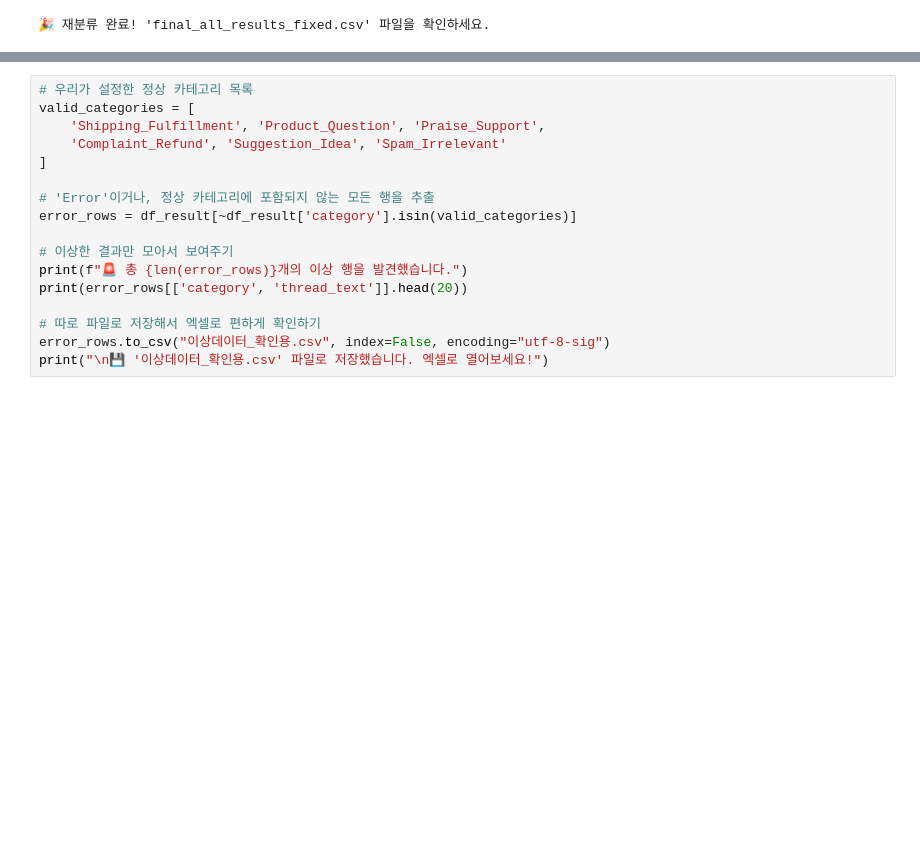
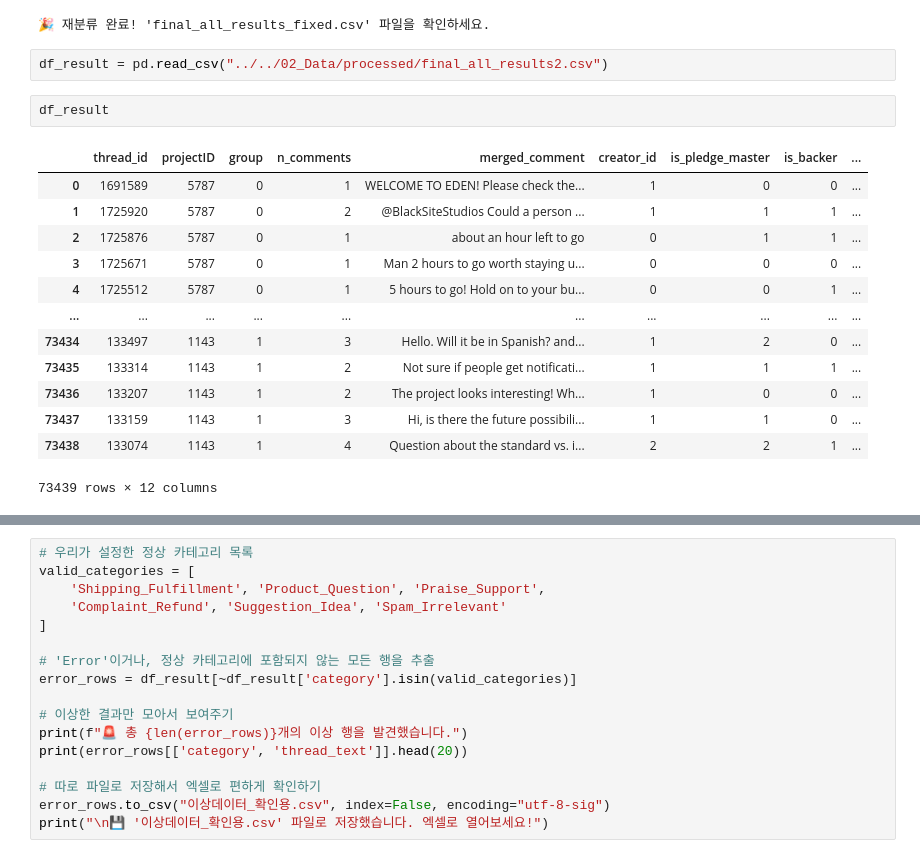
Before and after one commit to jjongseon/Asac-project, a Jupyter notebook: 01_Src/processed/comment_gemini.ipynb, the cells around one changed output, grey strips where cells are left out. Cells and saved outputs as stored; diff of their text form; blank space fills up the shorter version.

```diff
--- a/01_Src/processed/comment_gemini.ipynb
+++ b/01_Src/processed/comment_gemini.ipynb
@@ -206,6 +216,24 @@ print(f"\n🎉 재분류 완료! 'final_all_results_fixed.csv' 파일을 확인
 # %% [output]
 ❌ 총 0개의 에러 데이터를 발견했습니다. 재시도 시작...
 🎉 재분류 완료! 'final_all_results_fixed.csv' 파일을 확인하세요.
+# %%
+df_result = pd.read_csv("../../02_Data/processed/final_all_results2.csv")
+# %%
+df_result
+# %% [output]
+|  | thread_id | projectID | group | n_comments | merged_comment | creator_id | is_pledge_master | is_backer | ... |
+| 0 | 1691589 | 5787 | 0 | 1 | WELCOME TO EDEN! Please check the... | 1 | 0 | 0 | ... |
+| 1 | 1725920 | 5787 | 0 | 2 | @BlackSiteStudios Could a person ... | 1 | 1 | 1 | ... |
+| 2 | 1725876 | 5787 | 0 | 1 | about an hour left to go | 0 | 1 | 1 | ... |
+| 3 | 1725671 | 5787 | 0 | 1 | Man 2 hours to go worth staying u... | 0 | 0 | 0 | ... |
+| 4 | 1725512 | 5787 | 0 | 1 | 5 hours to go! Hold on to your bu... | 0 | 0 | 1 | ... |
+| ... | ... | ... | ... | ... | ... | ... | ... | ... | ... |
+| 73434 | 133497 | 1143 | 1 | 3 | Hello. Will it be in Spanish? and... | 1 | 2 | 0 | ... |
+| 73435 | 133314 | 1143 | 1 | 2 | Not sure if people get notificati... | 1 | 1 | 1 | ... |
+| 73436 | 133207 | 1143 | 1 | 2 | The project looks interesting! Wh... | 1 | 0 | 0 | ... |
+| 73437 | 133159 | 1143 | 1 | 3 | Hi, is there the future possibili... | 1 | 1 | 0 | ... |
+| 73438 | 133074 | 1143 | 1 | 4 | Question about the standard vs. i... | 2 | 2 | 1 | ... |
+73439 rows × 12 columns
 # %%
 target_df.head(10)
 # %% [output]
```
Also changed, not shown: parts of 16 cells of this notebook, 4 other files.
